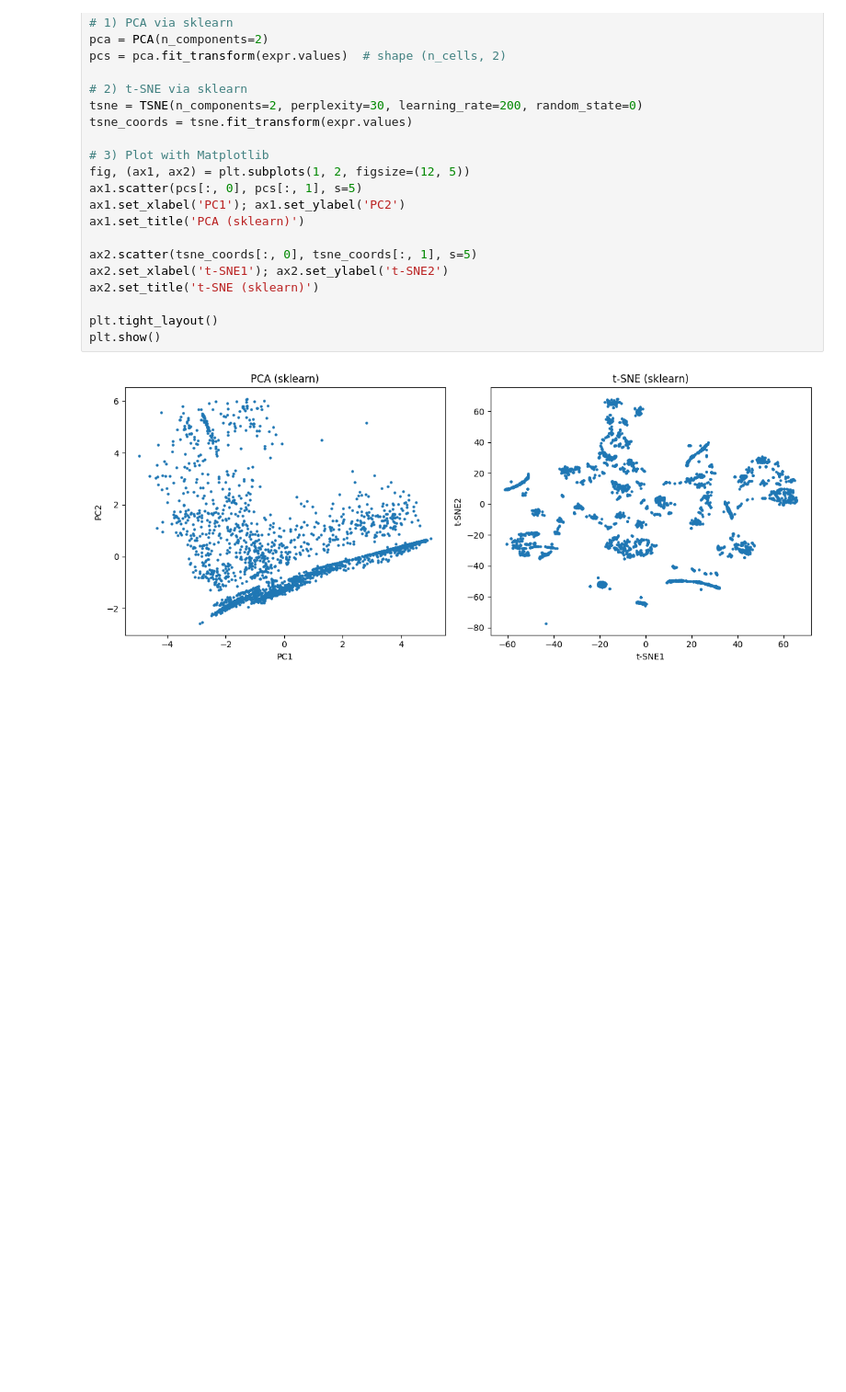
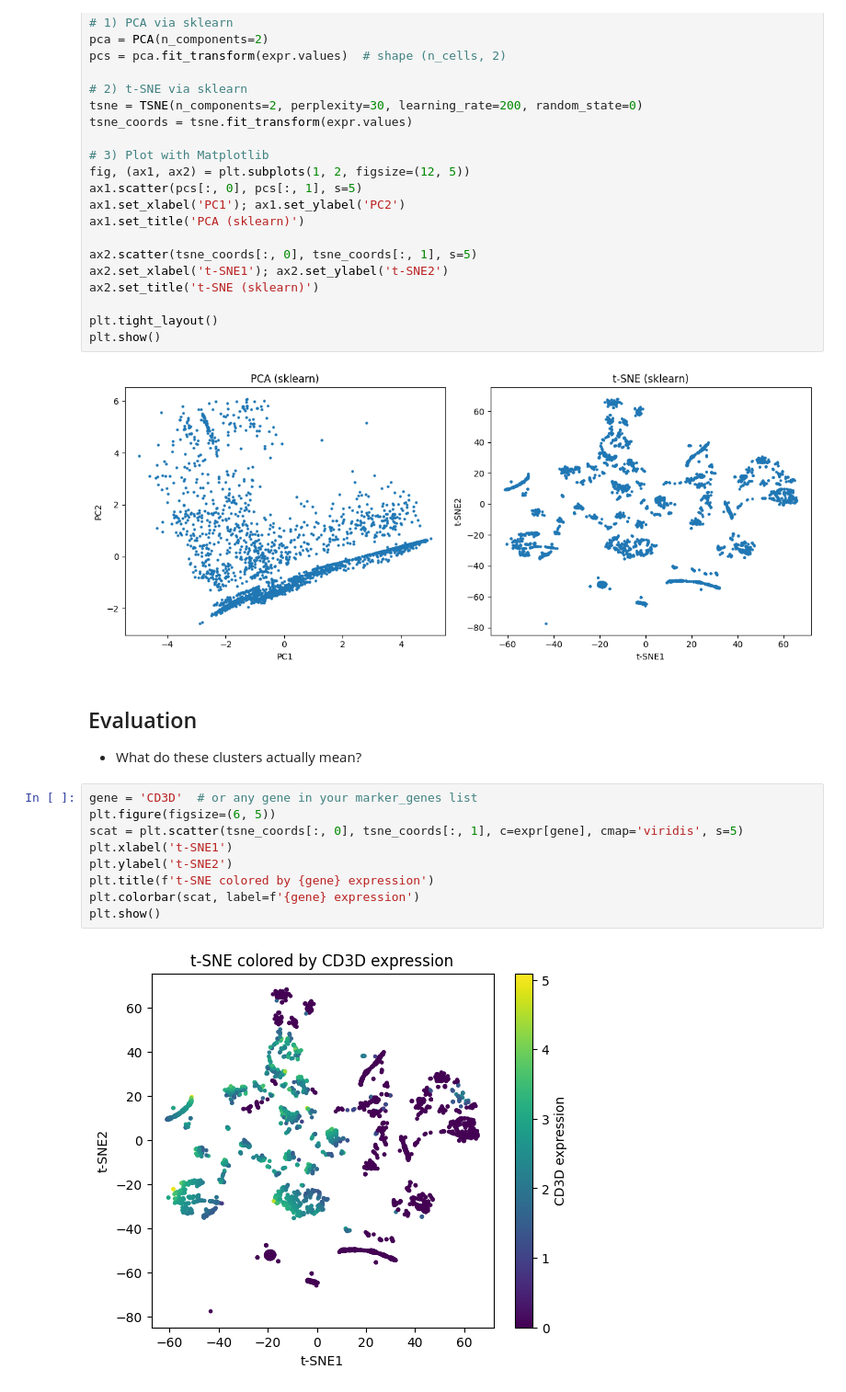
Before and after one commit to neelsoumya/python_machine_learning, a Jupyter notebook: exercise_singlecell_pcatsne.ipynb, the cells around one changed output. Shown: that part at 92% size. Saved outputs shown, nothing was run; the diff lists cells and outputs as text; blank space fills up the shorter version.

```diff
--- a/exercise_singlecell_pcatsne.ipynb
+++ b/exercise_singlecell_pcatsne.ipynb
@@ -101,3 +101,18 @@ plt.tight_layout()
 plt.show()
 # %% [output]
 [figure]
+# %% [markdown]
+## Evaluation
+
+* What do these clusters actually mean?
+# %%
+gene = 'CD3D'  # or any gene in your marker_genes list
+plt.figure(figsize=(6, 5))
+scat = plt.scatter(tsne_coords[:, 0], tsne_coords[:, 1], c=expr[gene], cmap='viridis', s=5)
+plt.xlabel('t-SNE1')
+plt.ylabel('t-SNE2')
+plt.title(f't-SNE colored by {gene} expression')
+plt.colorbar(scat, label=f'{gene} expression')
+plt.show()
+# %% [output]
+[figure, added]
```
Also changed, not shown: parts of 4 cells of this notebook.
